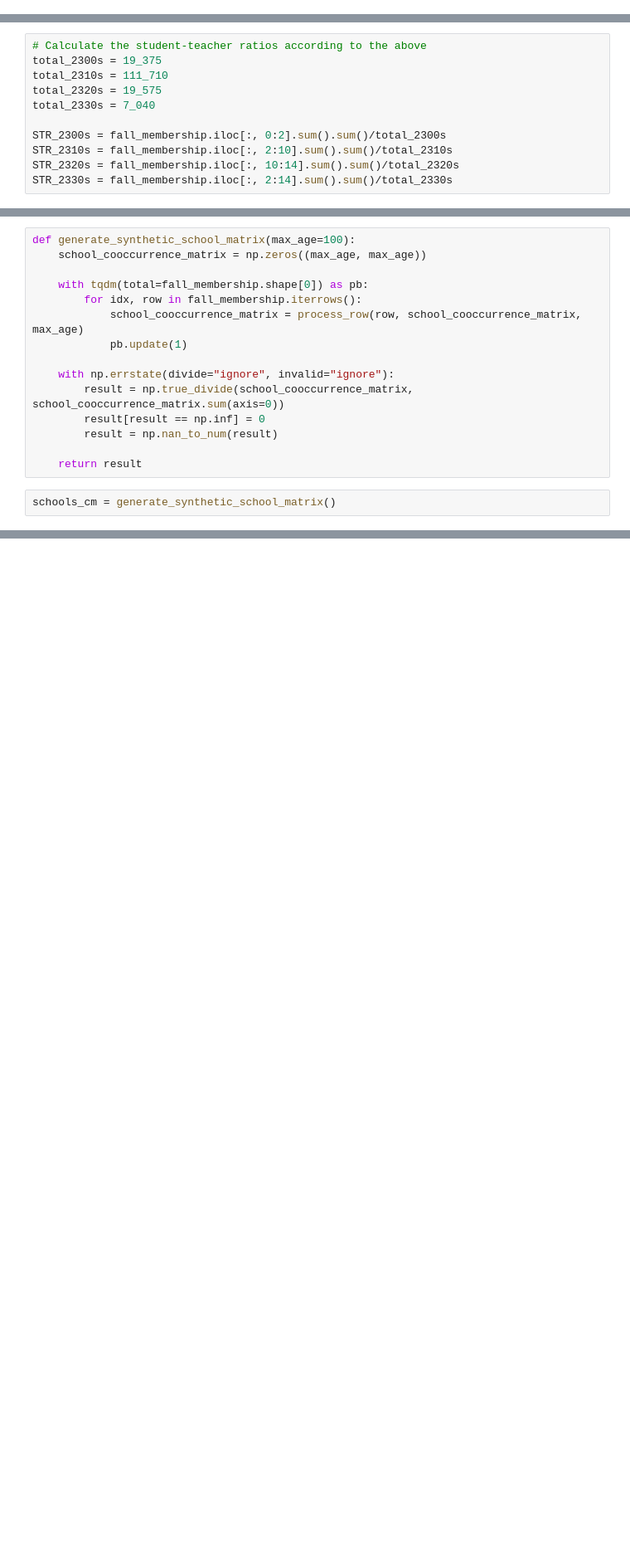
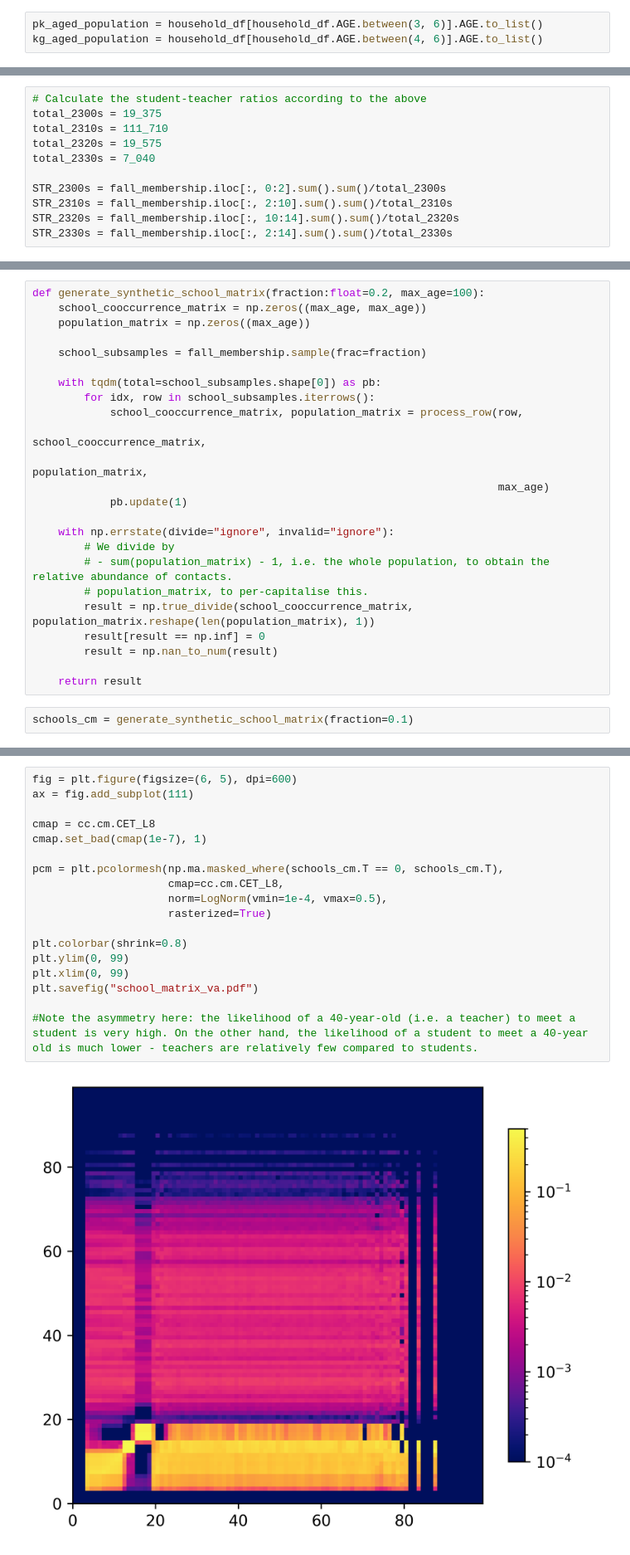
Before and after one commit to chrisvoncsefalvay/computational-infectious-disease, a Jupyter notebook: ch03/contact_matrix/Contact matrix inference.ipynb, the cells around one changed output, grey strips where cells are left out. Shown at 83% size. Cells and saved outputs as stored; diff of their text form; blank space fills up the shorter version.

```diff
--- a/ch03/contact_matrix/Contact matrix inference.ipynb
+++ b/ch03/contact_matrix/Contact matrix inference.ipynb
@@ -196,0 +175,3 @@ del teacher_demographics
+# %%
+pk_aged_population = household_df[household_df.AGE.between(3, 6)].AGE.to_list()
+kg_aged_population = household_df[household_df.AGE.between(4, 6)].AGE.to_list()
@@ -249,17 +266,26 @@ def process_row(row: list, cooccurrence_matrix: np.array, max_age=80) -> list:
 # %%
-def generate_synthetic_school_matrix(max_age=100):
+def generate_synthetic_school_matrix(fraction:float=0.2, max_age=100):
     school_cooccurrence_matrix = np.zeros((max_age, max_age))
+    population_matrix = np.zeros((max_age))
 
-    with tqdm(total=fall_membership.shape[0]) as pb:
-        for idx, row in fall_membership.iterrows():
-            school_cooccurrence_matrix = process_row(row, school_cooccurrence_matrix, max_age)
+    school_subsamples = fall_membership.sample(frac=fraction)
+
+    with tqdm(total=school_subsamples.shape[0]) as pb:
+        for idx, row in school_subsamples.iterrows():
+            school_cooccurrence_matrix, population_matrix = process_row(row,
+                                                                        school_cooccurrence_matrix,
+                                                                        population_matrix,
+                                                                        max_age)
             pb.update(1)
 
     with np.errstate(divide="ignore", invalid="ignore"):
-        result = np.true_divide(school_cooccurrence_matrix, school_cooccurrence_matrix.sum(axis=0))
+        # We divide by
+        # - sum(population_matrix) - 1, i.e. the whole population, to obtain the relative abundance of contacts.
+        # population_matrix, to per-capitalise this.
+        result = np.true_divide(school_cooccurrence_matrix, population_matrix.reshape(len(population_matrix), 1))
         result[result == np.inf] = 0
         result = np.nan_to_num(result)
 
     return result
 # %%
-schools_cm = generate_synthetic_school_matrix()
+schools_cm = generate_synthetic_school_matrix(fraction=0.1)
@@ -270,0 +292,20 @@ Then, we identify the likelihood that a person is employed as anything other tha
+# %%
+fig = plt.figure(figsize=(6, 5), dpi=600)
+ax = fig.add_subplot(111)
+
+cmap = cc.cm.CET_L8
+cmap.set_bad(cmap(1e-7), 1)
+
+pcm = plt.pcolormesh(np.ma.masked_where(schools_cm.T == 0, schools_cm.T),
+                     cmap=cc.cm.CET_L8,
+                     norm=LogNorm(vmin=1e-4, vmax=0.5),
+                     rasterized=True)
+
+plt.colorbar(shrink=0.8)
+plt.ylim(0, 99)
+plt.xlim(0, 99)
+plt.savefig("school_matrix_va.pdf")
+
+#Note the asymmetry here: the likelihood of a 40-year-old (i.e. a teacher) to meet a student is very high. On the other hand, the likelihood of a student to meet a 40-year old is much lower - teachers are relatively few compared to students.
+# %% [output]
+[figure, added]
```
Also changed, not shown: parts of 27 cells of this notebook.
